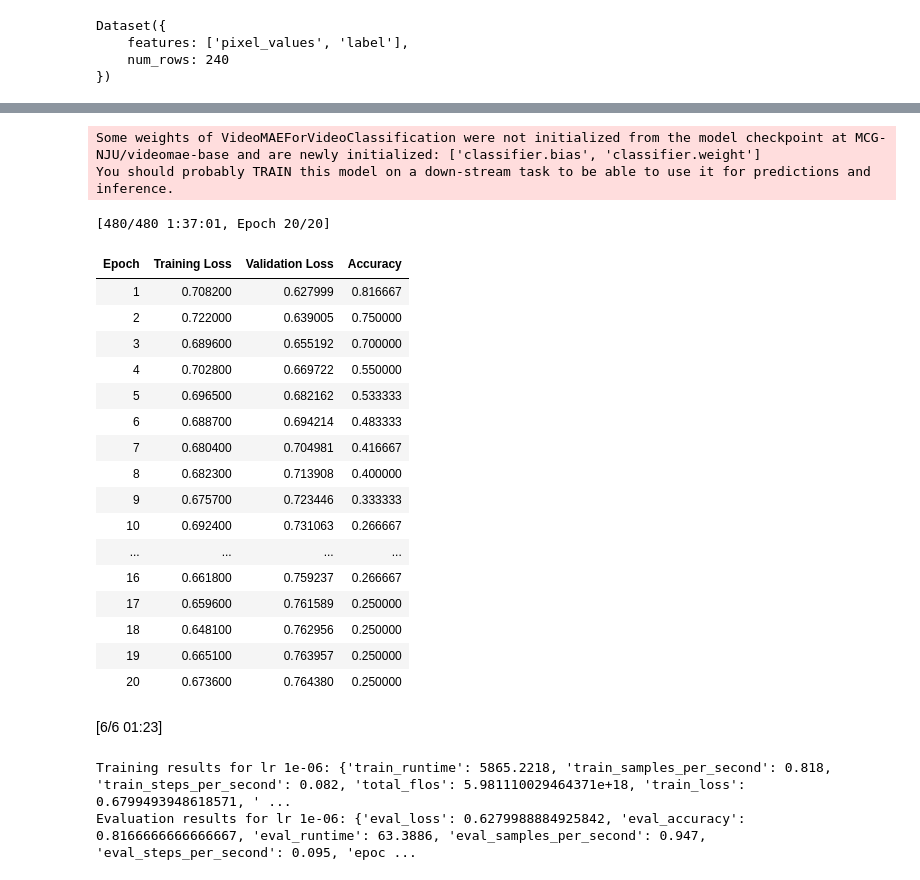
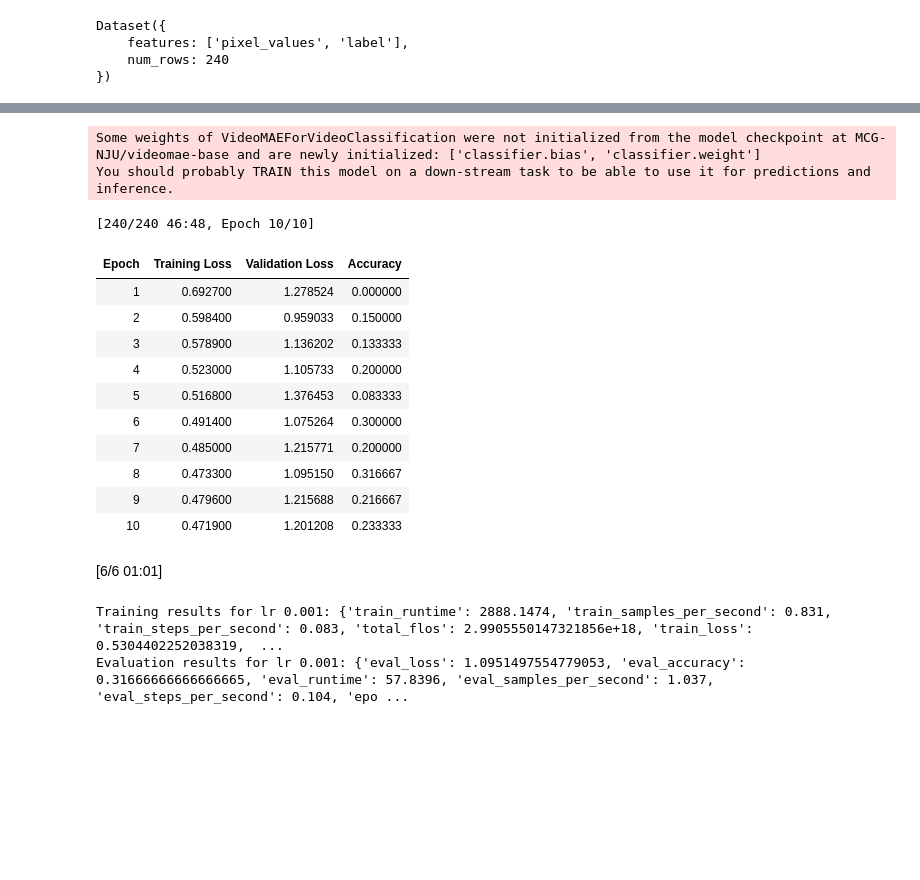
Before and after one commit to patelharsh21/kaggle, a Jupyter notebook: fight-detection-hugging-face.ipynb, the cells around one changed output, grey strips where cells are left out. Cells and saved outputs as stored; diff of their text form; code cells hidden in the pictures; blank space fills up the shorter version.

```diff
--- a/fight-detection-hugging-face.ipynb
+++ b/fight-detection-hugging-face.ipynb
@@ -209,24 +209,27 @@ from transformers import (
     Trainer,
     default_data_collator,
     TrainerCallback,
+    EarlyStoppingCallback,
+
+
 )
 # List of parameter names to make trainable
 trainable_params = [
-    "videomae.encoder.layer.11.attention.attention.q_bias",
-    "videomae.encoder.layer.11.attention.attention.v_bias",
-    "videomae.encoder.layer.11.attention.attention.query.weight",
-    "videomae.encoder.layer.11.attention.attention.key.weight",
-    "videomae.encoder.layer.11.attention.attention.value.weight",
-    "videomae.encoder.layer.11.attention.output.dense.weight",
-    "videomae.encoder.layer.11.attention.output.dense.bias",
-    "videomae.encoder.layer.11.intermediate.dense.weight",
-    "videomae.encoder.layer.11.intermediate.dense.bias",
-    "videomae.encoder.layer.11.output.dense.weight",
-    "videomae.encoder.layer.11.output.dense.bias",
-    "videomae.encoder.layer.11.layernorm_before.weight",
-    "videomae.encoder.layer.11.layernorm_before.bias",
-    "videomae.encoder.layer.11.layernorm_after.weight",
-    "videomae.encoder.layer.11.layernorm_after.bias",
+#     "videomae.encoder.layer.11.attention.attention.q_bias",
+#     "videomae.encoder.layer.11.attention.attention.v_bias",
+#     "videomae.encoder.layer.11.attention.attention.query.weight",
+#     "videomae.encoder.layer.11.attention.attention.key.weight",
+#     "videomae.encoder.layer.11.attention.attention.value.weight",
+#     "videomae.encoder.layer.11.attention.output.dense.weight",
+#     "videomae.encoder.layer.11.attention.output.dense.bias",
+    # "videomae.encoder.layer.11.intermediate.dense.weight",
+    # "videomae.encoder.layer.11.intermediate.dense.bias",
+    # "videomae.encoder.layer.11.output.dense.weight",
+    # "videomae.encoder.layer.11.output.dense.bias",
+    # "videomae.encoder.layer.11.layernorm_before.weight",
+    # "videomae.encoder.layer.11.layernorm_before.bias",
+    # "videomae.encoder.layer.11.layernorm_after.weight",
+    # "videomae.encoder.layer.11.layernorm_after.bias",
     "videomae.layernorm.weight",
     "videomae.layernorm.bias",
     "classifier.weight",
@@ -284,7 +287,7 @@ Successfully installed aniso8601-9.0.1 cachetools-5.3.3 databricks-sdk-0.34.0 gr
 import mlflow
 import mlflow.pytorch
 # %%
-learning_rates=[1e-6]
+learning_rates=[0.001]
 # Initialize MLflow
 mlflow.set_tracking_uri("file://" + os.path.abspath("mlruns"))  # Change as needed
 mlflow.set_experiment("VideoMAE_Fight_NoFight_Classification")
@@ -325,8 +328,11 @@ for lr in learning_rates:
 
         # Define training arguments with GPU optimizations
         training_args = TrainingArguments(
+            weight_decay=0.01,
+            save_total_limit=2,
+            lr_scheduler_type="linear",  # Choose a learning rate scheduler (e.g., 'linear')
             output_dir="./video_mae_fight_noFight",
-            num_train_epochs=20,
+            num_train_epochs=10,
             per_device_train_batch_size=10,
             per_device_eval_batch_size=10,
             evaluation_strategy="epoch",
@@ -340,7 +346,7 @@ for lr in learning_rates:
             remove_unused_columns=False,  # Necessary to keep 'pixel_values'
             report_to="none",
             fp16=True,  # Enable mixed precision training
-            dataloader_num_workers=4,  # Increase for faster data loading
+            dataloader_num_workers=8,  # Increase for faster data loading
         )
 
         # Instantiate the Trainer
@@ -351,8 +357,9 @@ for lr in learning_rates:
             eval_dataset=hf_test_dataset,
             compute_metrics=compute_metrics,
             data_collator=data_collator,
+
             tokenizer=image_processor,  # Necessary for push_to_hub to include image processor
-            callbacks=[MLflowCallback()]
+            callbacks=[MLflowCallback(),EarlyStoppingCallback(early_stopping_patience=4)]
         )
 
         # Log the learning rate parameter
@@ -393,23 +400,17 @@ Training with learning rate: 1e-06
 Some weights of VideoMAEForVideoClassification were not initialized from the model checkpoint at MCG-NJU/videomae-base and are newly initialized: ['classifier.bias', 'classifier.weight']
 You should probably TRAIN this model on a down-stream task to be able to use it for predictions and inference.
-[480/480 1:37:01, Epoch 20/20]
+[240/240 46:48, Epoch 10/10]
 | Epoch | Training Loss | Validation Loss | Accuracy |
-| 1 | 0.708200 | 0.627999 | 0.816667 |
-| 2 | 0.722000 | 0.639005 | 0.750000 |
-| 3 | 0.689600 | 0.655192 | 0.700000 |
-| 4 | 0.702800 | 0.669722 | 0.550000 |
-| 5 | 0.696500 | 0.682162 | 0.533333 |
-| 6 | 0.688700 | 0.694214 | 0.483333 |
-| 7 | 0.680400 | 0.704981 | 0.416667 |
-| 8 | 0.682300 | 0.713908 | 0.400000 |
-| 9 | 0.675700 | 0.723446 | 0.333333 |
-| 10 | 0.692400 | 0.731063 | 0.266667 |
-| ... | ... | ... | ... |
-| 16 | 0.661800 | 0.759237 | 0.266667 |
-| 17 | 0.659600 | 0.761589 | 0.250000 |
-| 18 | 0.648100 | 0.762956 | 0.250000 |
-| 19 | 0.665100 | 0.763957 | 0.250000 |
-| 20 | 0.673600 | 0.764380 | 0.250000 |
+| 1 | 0.692700 | 1.278524 | 0.000000 |
+| 2 | 0.598400 | 0.959033 | 0.150000 |
+| 3 | 0.578900 | 1.136202 | 0.133333 |
+| 4 | 0.523000 | 1.105733 | 0.200000 |
+| 5 | 0.516800 | 1.376453 | 0.083333 |
+| 6 | 0.491400 | 1.075264 | 0.300000 |
+| 7 | 0.485000 | 1.215771 | 0.200000 |
+| 8 | 0.473300 | 1.095150 | 0.316667 |
+| 9 | 0.479600 | 1.215688 | 0.216667 |
+| 10 | 0.471900 | 1.201208 | 0.233333 |
-[6/6 01:23]
+[6/6 01:01]
-Training results for lr 1e-06: {'train_runtime': 5865.2218, 'train_samples_per_second': 0.818, 'train_steps_per_second': 0.082, 'total_flos': 5.981110029464371e+18, 'train_loss': 0.6799493948618571, ' ...
-Evaluation results for lr 1e-06: {'eval_loss': 0.6279988884925842, 'eval_accuracy': 0.8166666666666667, 'eval_runtime': 63.3886, 'eval_samples_per_second': 0.947, 'eval_steps_per_second': 0.095, 'epoc ...
+Training results for lr 0.001: {'train_runtime': 2888.1474, 'train_samples_per_second': 0.831, 'train_steps_per_second': 0.083, 'total_flos': 2.9905550147321856e+18, 'train_loss': 0.5304402252038319,  ...
+Evaluation results for lr 0.001: {'eval_loss': 1.0951497554779053, 'eval_accuracy': 0.31666666666666665, 'eval_runtime': 57.8396, 'eval_samples_per_second': 1.037, 'eval_steps_per_second': 0.104, 'epo ...
```
Also changed, not shown: parts of 3 cells of this notebook.
